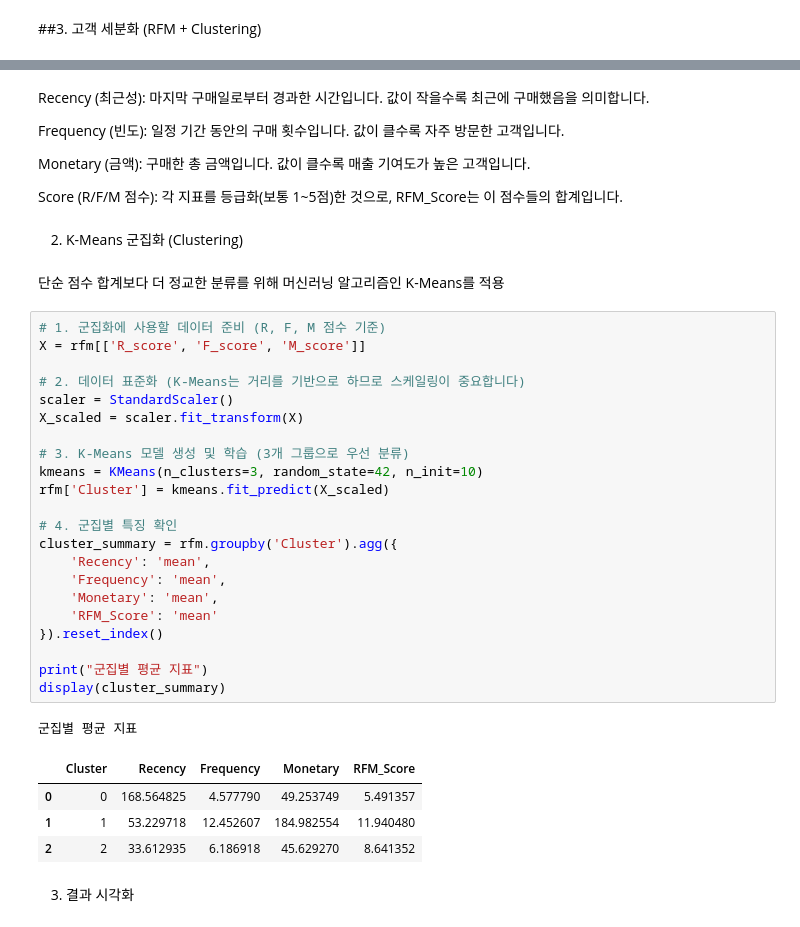
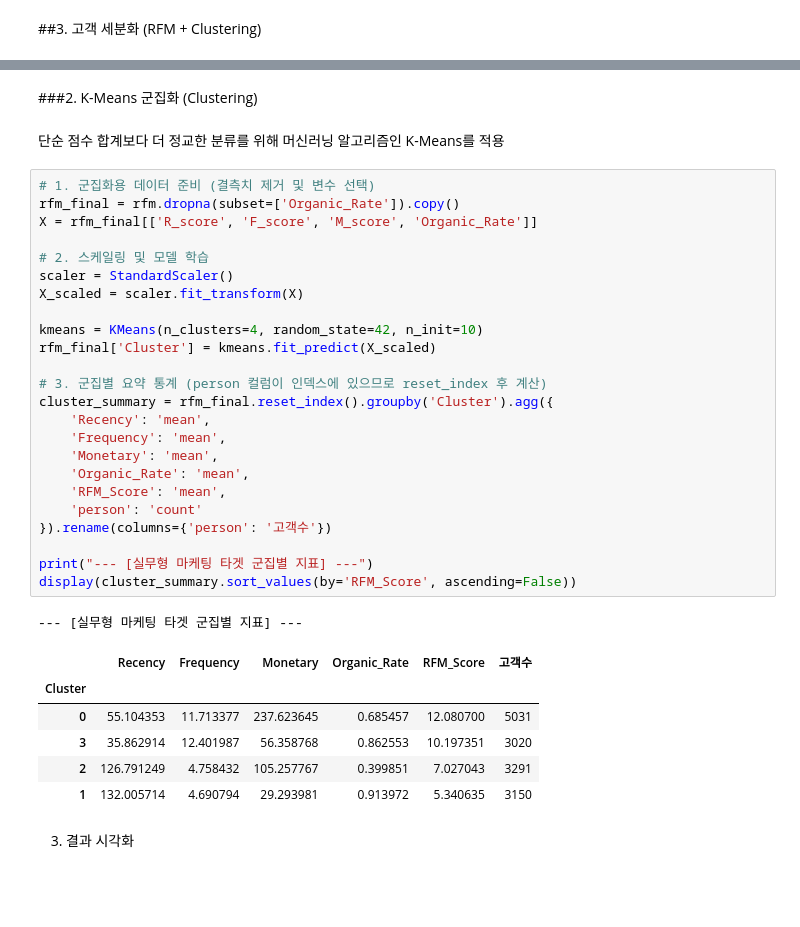
Before and after one commit to ary3120-droid/myproject, a Jupyter notebook: star0205.ipynb, the cells around one changed output, grey strips where cells are left out. Saved outputs shown, nothing was run; the diff lists cells and outputs as text; blank space fills up the shorter version.

```diff
--- a/star0205.ipynb
+++ b/star0205.ipynb
@@ -167,42 +213,38 @@ RFM 점수 산정 완료
-# %% [markdown]
-Recency (최근성): 마지막 구매일로부터 경과한 시간입니다. 값이 작을수록 최근에 구매했음을 의미합니다.
-
-Frequency (빈도): 일정 기간 동안의 구매 횟수입니다. 값이 클수록 자주 방문한 고객입니다.
-
-Monetary (금액): 구매한 총 금액입니다. 값이 클수록 매출 기여도가 높은 고객입니다.
-
-Score (R/F/M 점수): 각 지표를 등급화(보통 1~5점)한 것으로, RFM_Score는 이 점수들의 합계입니다.
 # %% [markdown]
-2. K-Means 군집화 (Clustering)
+###2. K-Means 군집화 (Clustering)
 # %% [markdown]
 단순 점수 합계보다 더 정교한 분류를 위해 머신러닝 알고리즘인 K-Means를 적용
 # %%
-# 1. 군집화에 사용할 데이터 준비 (R, F, M 점수 기준)
-X = rfm[['R_score', 'F_score', 'M_score']]
+# 1. 군집화용 데이터 준비 (결측치 제거 및 변수 선택)
+rfm_final = rfm.dropna(subset=['Organic_Rate']).copy()
+X = rfm_final[['R_score', 'F_score', 'M_score', 'Organic_Rate']]
 
-# 2. 데이터 표준화 (K-Means는 거리를 기반으로 하므로 스케일링이 중요합니다)
+# 2. 스케일링 및 모델 학습
 scaler = StandardScaler()
 X_scaled = scaler.fit_transform(X)
 
-# 3. K-Means 모델 생성 및 학습 (3개 그룹으로 우선 분류)
-kmeans = KMeans(n_clusters=3, random_state=42, n_init=10)
-rfm['Cluster'] = kmeans.fit_predict(X_scaled)
+kmeans = KMeans(n_clusters=4, random_state=42, n_init=10)
+rfm_final['Cluster'] = kmeans.fit_predict(X_scaled)
 
-# 4. 군집별 특징 확인
-cluster_summary = rfm.groupby('Cluster').agg({
+# 3. 군집별 요약 통계 (person 컬럼이 인덱스에 있으므로 reset_index 후 계산)
+cluster_summary = rfm_final.reset_index().groupby('Cluster').agg({
     'Recency': 'mean',
     'Frequency': 'mean',
     'Monetary': 'mean',
-    'RFM_Score': 'mean'
-}).reset_index()
+    'Organic_Rate': 'mean',
+    'RFM_Score': 'mean',
+    'person': 'count'
+}).rename(columns={'person': '고객수'})
 
-print("군집별 평균 지표")
-display(cluster_summary)
+print("--- [실무형 마케팅 타겟 군집별 지표] ---")
+display(cluster_summary.sort_values(by='RFM_Score', ascending=False))
 # %% [output]
-군집별 평균 지표
+--- [실무형 마케팅 타겟 군집별 지표] ---
-|  | Cluster | Recency | Frequency | Monetary | RFM_Score |
-| 0 | 0 | 168.564825 | 4.577790 | 49.253749 | 5.491357 |
-| 1 | 1 | 53.229718 | 12.452607 | 184.982554 | 11.940480 |
-| 2 | 2 | 33.612935 | 6.186918 | 45.629270 | 8.641352 |
+|  | Recency | Frequency | Monetary | Organic_Rate | RFM_Score | 고객수 |
+| Cluster |  |  |  |  |  |  |
+| 0 | 55.104353 | 11.713377 | 237.623645 | 0.685457 | 12.080700 | 5031 |
+| 3 | 35.862914 | 12.401987 | 56.358768 | 0.862553 | 10.197351 | 3020 |
+| 2 | 126.791249 | 4.758432 | 105.257767 | 0.399851 | 7.027043 | 3291 |
+| 1 | 132.005714 | 4.690794 | 29.293981 | 0.913972 | 5.340635 | 3150 |
 # %% [markdown]
 3. 결과 시각화
```
Also changed, not shown: parts of 26 cells of this notebook.
